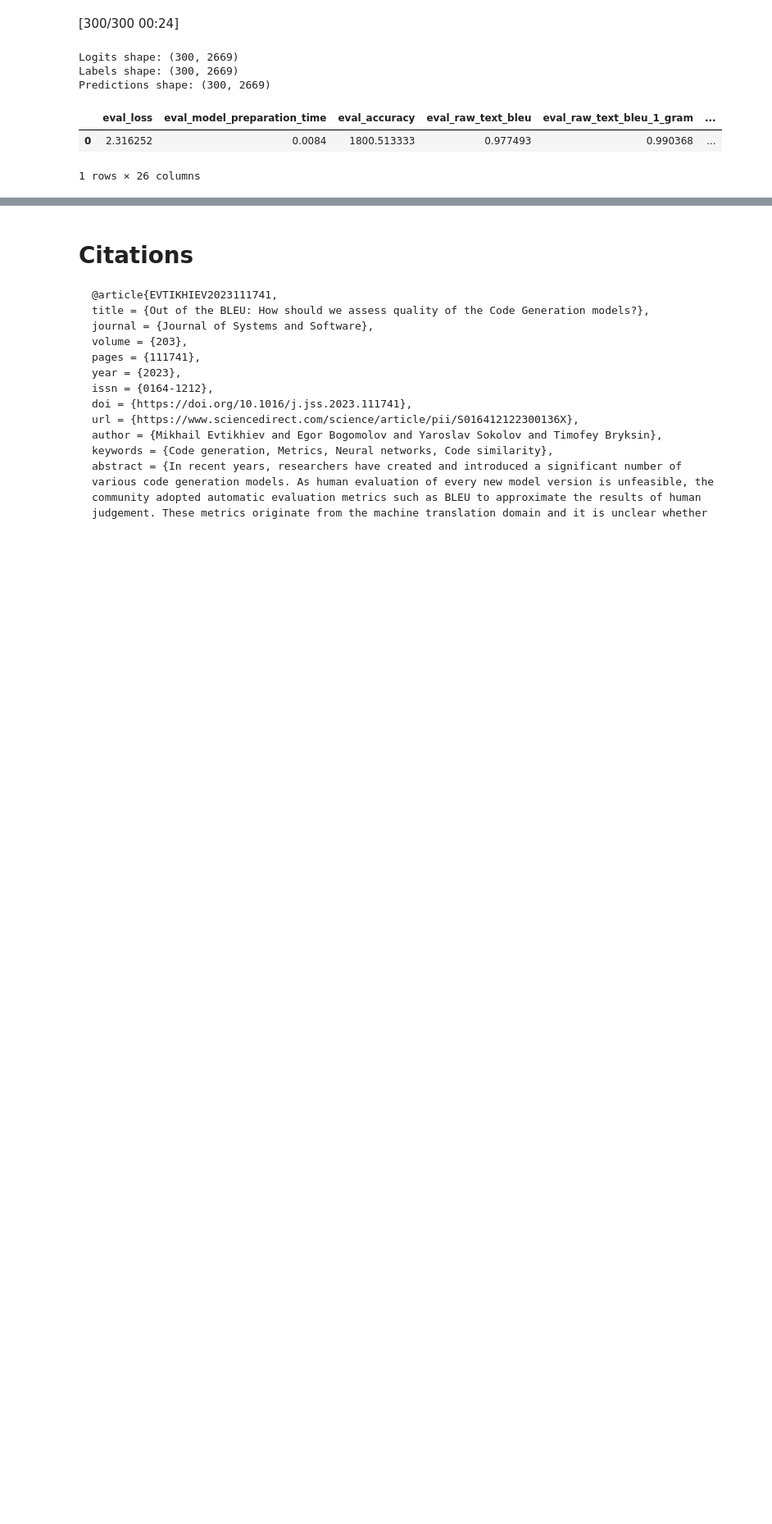
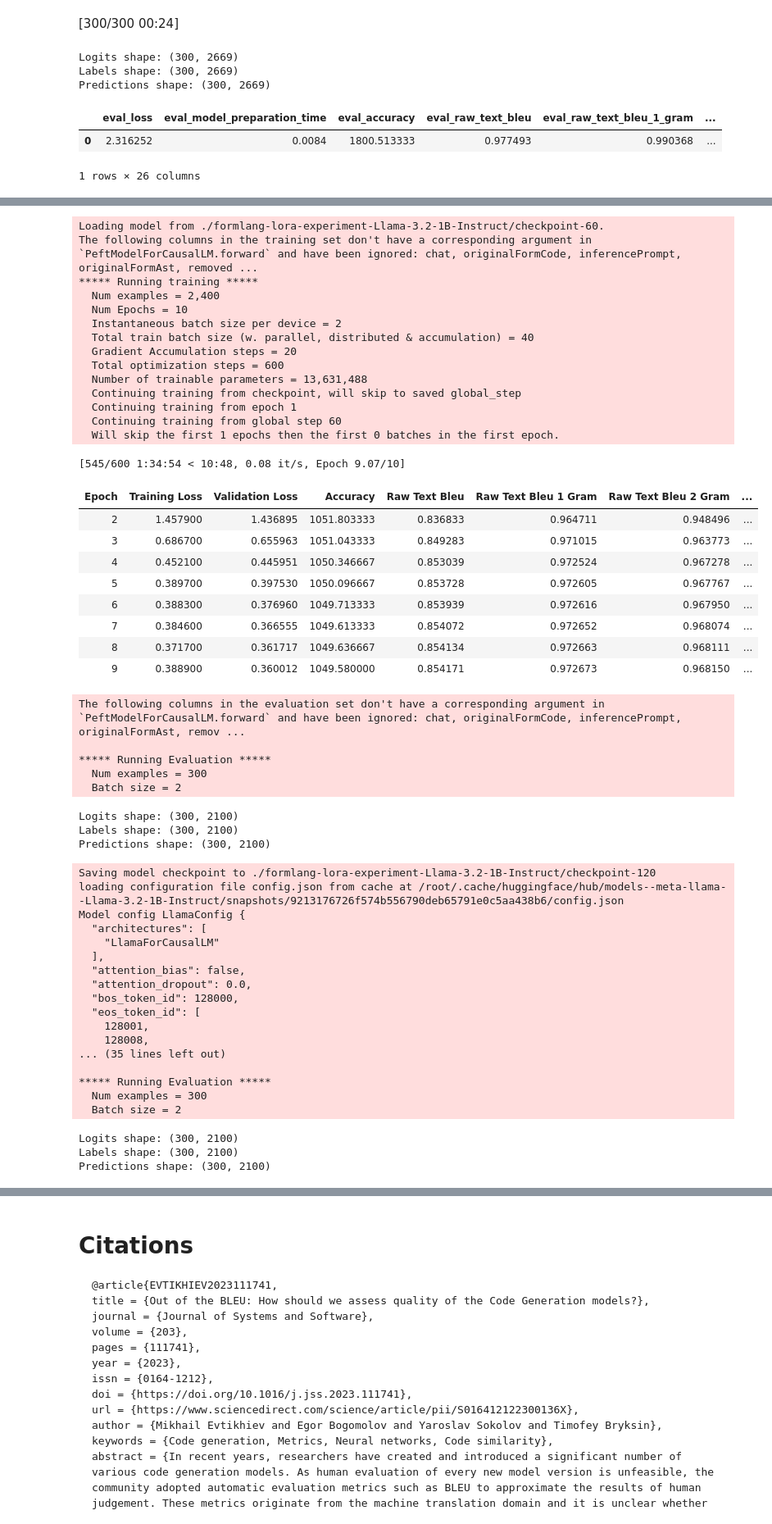
Before and after one commit to guyo13/Form-Lang, a Jupyter notebook: ml/Domain-Specific-Code-Generation-In-FormLang.ipynb, the cells around one changed output, grey strips where cells are left out. Shown at 82% size. Cells and saved outputs as stored; diff of their text form; code cells hidden in the pictures; blank space fills up the shorter version.

```diff
--- a/ml/Domain-Specific-Code-Generation-In-FormLang.ipynb
+++ b/ml/Domain-Specific-Code-Generation-In-FormLang.ipynb
@@ -1494,0 +1506,55 @@ TrainOutput(global_step=12, training_loss=2.206459919611613, metrics={'train_run
+# %%
+train_result = train_with_lora(trainer, training_args, ds_3k_train, resume_from_checkpoint=True)
+# %% [output]
+Loading model from ./formlang-lora-experiment-Llama-3.2-1B-Instruct/checkpoint-60.
+The following columns in the training set don't have a corresponding argument in `PeftModelForCausalLM.forward` and have been ignored: chat, originalFormCode, inferencePrompt, originalFormAst, removed ...
+***** Running training *****
+  Num examples = 2,400
+  Num Epochs = 10
+  Instantaneous batch size per device = 2
+  Total train batch size (w. parallel, distributed & accumulation) = 40
+  Gradient Accumulation steps = 20
+  Total optimization steps = 600
+  Number of trainable parameters = 13,631,488
+  Continuing training from checkpoint, will skip to saved global_step
+  Continuing training from epoch 1
+  Continuing training from global step 60
+  Will skip the first 1 epochs then the first 0 batches in the first epoch.
+[545/600 1:34:54 < 10:48, 0.08 it/s, Epoch 9.07/10]
+| Epoch | Training Loss | Validation Loss | Accuracy | Raw Text Bleu | Raw Text Bleu 1 Gram | Raw Text Bleu 2 Gram | ... |
+| 2 | 1.457900 | 1.436895 | 1051.803333 | 0.836833 | 0.964711 | 0.948496 | ... |
+| 3 | 0.686700 | 0.655963 | 1051.043333 | 0.849283 | 0.971015 | 0.963773 | ... |
+| 4 | 0.452100 | 0.445951 | 1050.346667 | 0.853039 | 0.972524 | 0.967278 | ... |
+| 5 | 0.389700 | 0.397530 | 1050.096667 | 0.853728 | 0.972605 | 0.967767 | ... |
+| 6 | 0.388300 | 0.376960 | 1049.713333 | 0.853939 | 0.972616 | 0.967950 | ... |
+| 7 | 0.384600 | 0.366555 | 1049.613333 | 0.854072 | 0.972652 | 0.968074 | ... |
+| 8 | 0.371700 | 0.361717 | 1049.636667 | 0.854134 | 0.972663 | 0.968111 | ... |
+| 9 | 0.388900 | 0.360012 | 1049.580000 | 0.854171 | 0.972673 | 0.968150 | ... |
+The following columns in the evaluation set don't have a corresponding argument in `PeftModelForCausalLM.forward` and have been ignored: chat, originalFormCode, inferencePrompt, originalFormAst, remov ...
+
+***** Running Evaluation *****
+  Num examples = 300
+  Batch size = 2
+Logits shape: (300, 2100)
+Labels shape: (300, 2100)
+Predictions shape: (300, 2100)
+Saving model checkpoint to ./formlang-lora-experiment-Llama-3.2-1B-Instruct/checkpoint-120
+loading configuration file config.json from cache at /root/.cache/huggingface/hub/models--meta-llama--Llama-3.2-1B-Instruct/snapshots/9213176726f574b556790deb65791e0c5aa438b6/config.json
+Model config LlamaConfig {
+  "architectures": [
+    "LlamaForCausalLM"
+  ],
+  "attention_bias": false,
+  "attention_dropout": 0.0,
+  "bos_token_id": 128000,
+  "eos_token_id": [
+    128001,
+    128008,
+... (35 lines left out)
+
+***** Running Evaluation *****
+  Num examples = 300
+  Batch size = 2
+Logits shape: (300, 2100)
+Labels shape: (300, 2100)
+Predictions shape: (300, 2100)
```
Also changed, not shown: parts of 11 cells of this notebook.
